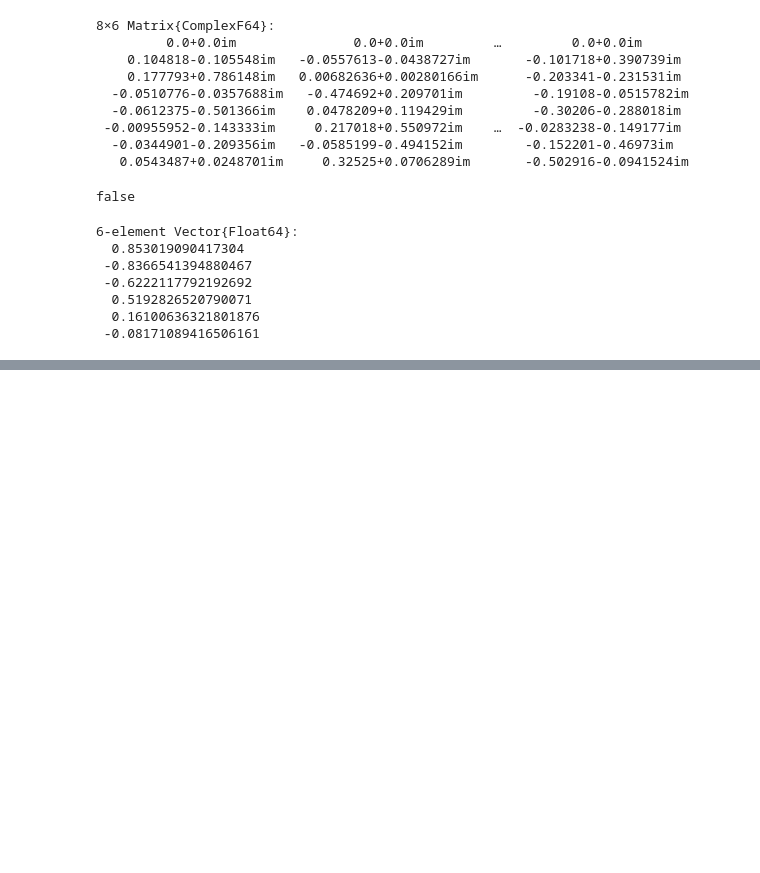
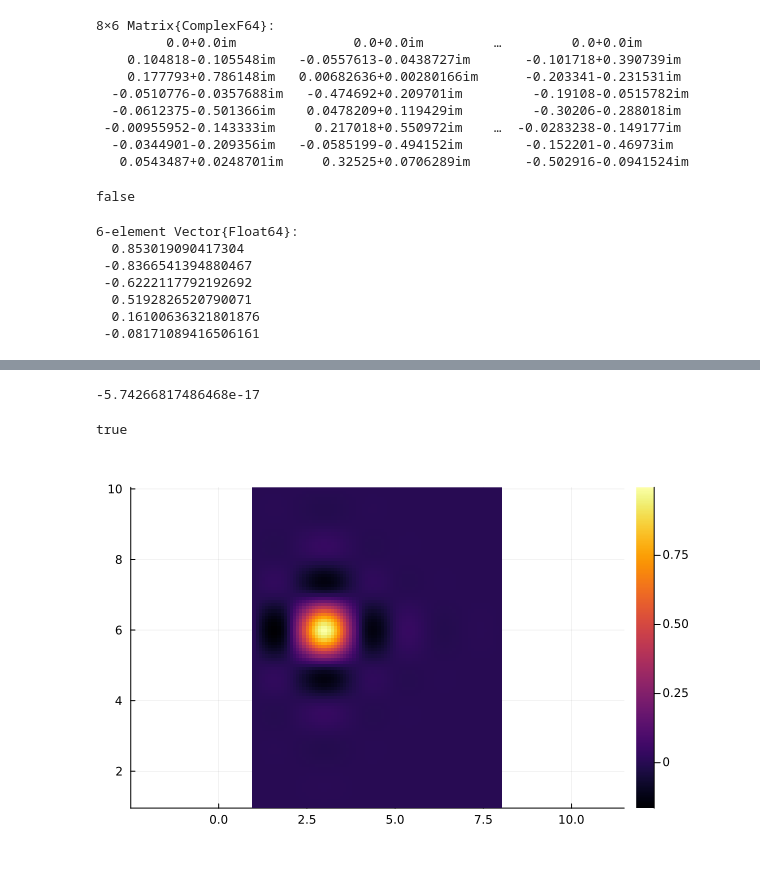
Before and after one commit to Umut-Can-Physics/Kagome-Lattice, a Jupyter notebook: My Numerical Calculations/Many-Body/Hofstadter/Hofstadter First Band Approximation.ipynb, the cells around one changed output, grey strips where cells are left out. Cells and saved outputs as stored; diff of their text form; code cells hidden in the pictures; blank space fills up the shorter version.

```diff
--- a/My Numerical Calculations/Many-Body/Hofstadter/Hofstadter First Band Approximation.ipynb
+++ b/My Numerical Calculations/Many-Body/Hofstadter/Hofstadter First Band Approximation.ipynb
@@ -475,0 +563,21 @@ angle.(BerryEnergies)/pi
+# %%
+A = 1
+step=0.1;
+# %%
+θ, ψ = get_ab_phase2(x0,y0,x1,y1,x2,y2,x3,y3,step,Wid_pot,U_pot,A,V_sp,Nx, Ny, cut_off,sp_basis,co,H_Kin)
+θ
+# %% [output]
+-5.74266817486468e-17
+# %%
+avg_density = Get_Avg_Density(Nx, Ny, 1, N, Sub_Number_MB_Operator_List, basis_cut_mb, ψ[55])
+avg_density_2 = Get_Avg_Density(Nx, Ny, 1, N, Sub_Number_MB_Operator_List, basis_cut_mb, ψ[5])
+isapprox(avg_density,avg_density_2)
+# %% [output]
+true
+# %%
+data = avg_density'
+factor = 10
+
+Plots.heatmap(Interp(data, factor), aspect_ratio=:equal)
+# %% [output]
+[figure, added]
```
Also changed, not shown: parts of 34 cells of this notebook, 8 other files.
